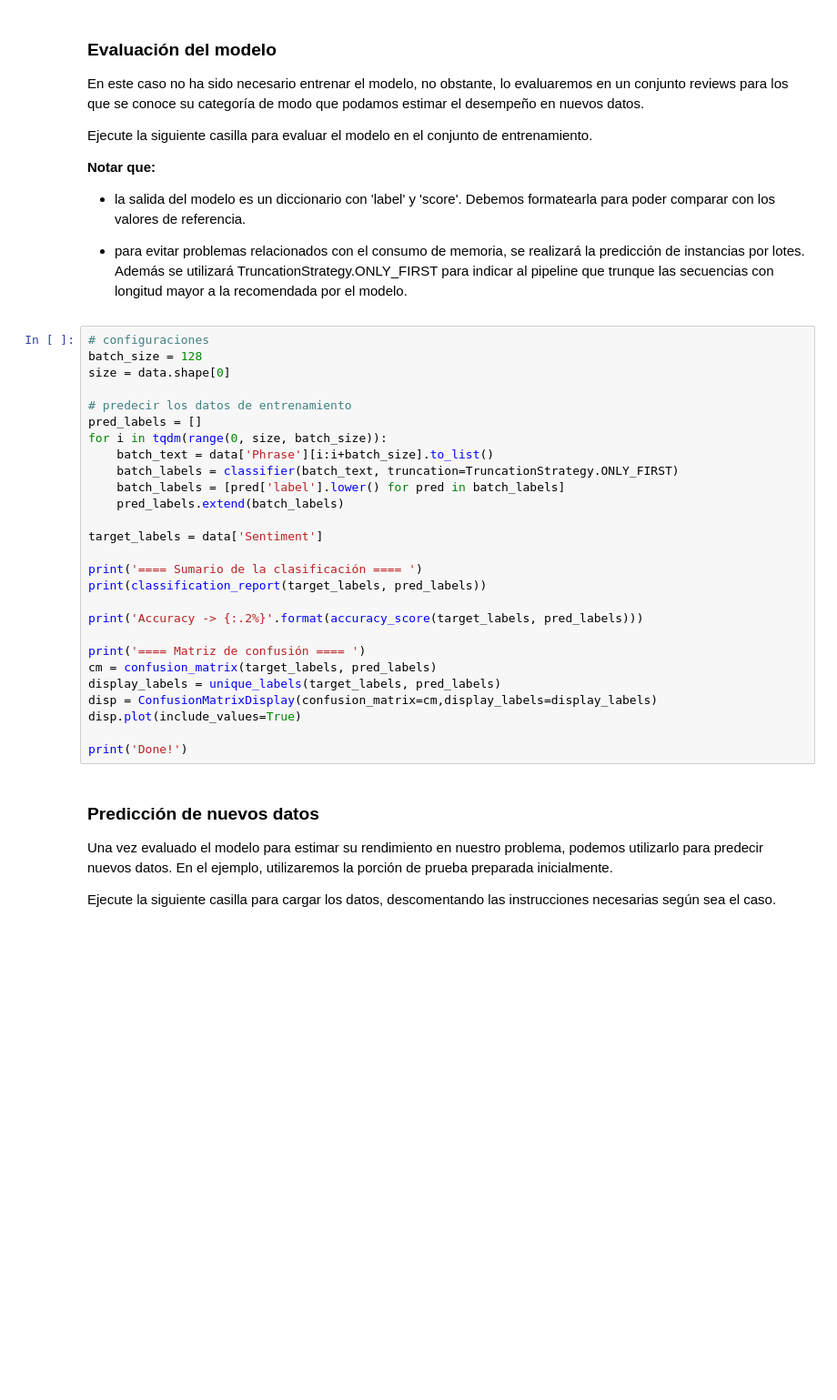
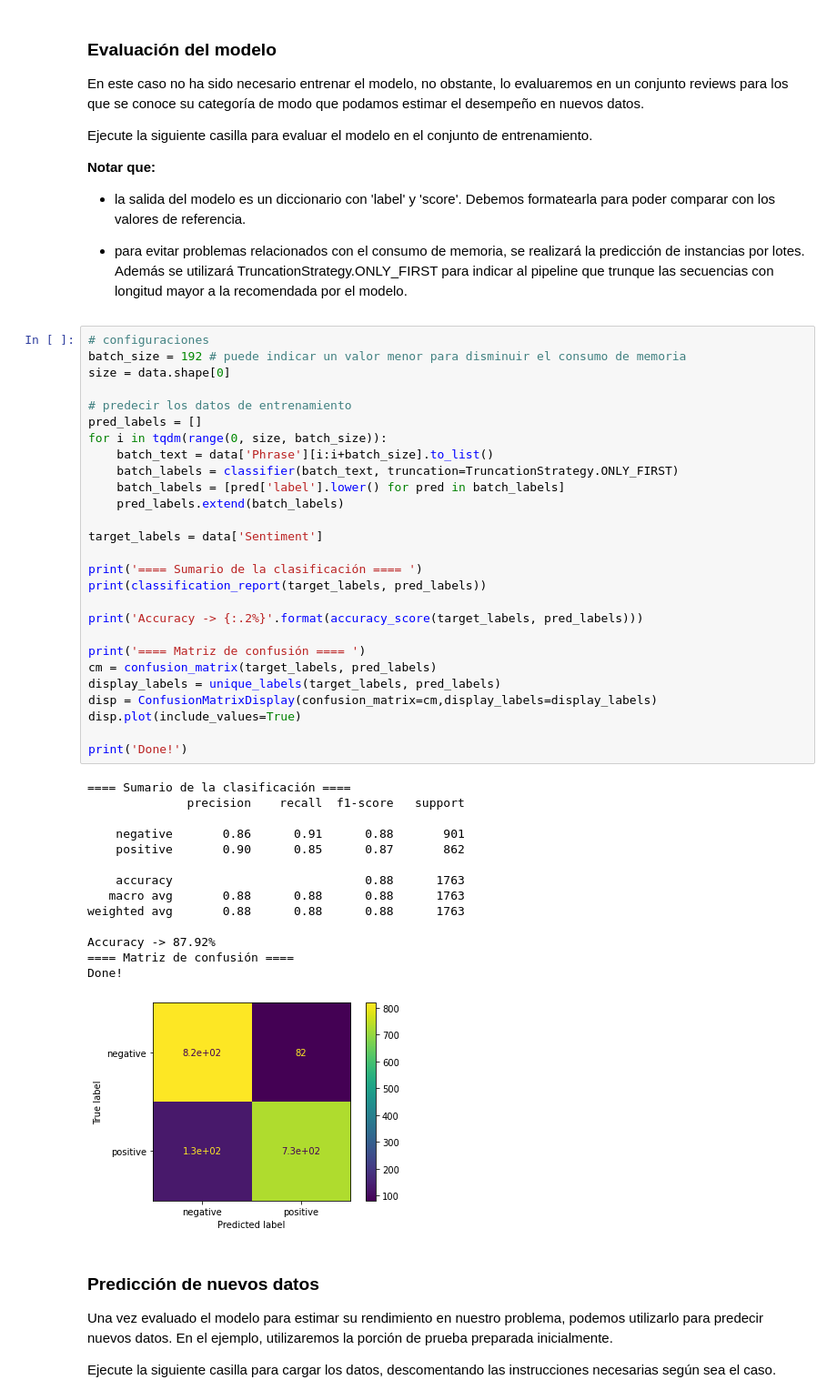
Before and after one commit to TeachingTextMining/TextClassification, a Jupyter notebook: 02-SA-Transformers-Basic/02_TextClassification_with_Transformers.ipynb, the cells around one changed output. Shown at 91% size. Saved outputs shown, nothing was run; the diff lists cells and outputs as text; blank space fills up the shorter version.

```diff
--- a/02-SA-Transformers-Basic/02_TextClassification_with_Transformers.ipynb
+++ b/02-SA-Transformers-Basic/02_TextClassification_with_Transformers.ipynb
@@ -180,31 +203,46 @@ Ejecute la siguiente casilla para evaluar el modelo en el conjunto de entrenamie
 - para evitar problemas relacionados con el consumo de memoria, se realizará la predicción de instancias por lotes. Además se utilizará TruncationStrategy.ONLY_FIRST para indicar al pipeline que trunque las secuencias con longitud mayor a la recomendada por el modelo.
 # %%
 # configuraciones
-batch_size = 128
+batch_size = 192 # puede indicar un valor menor para disminuir el consumo de memoria
 size = data.shape[0]
 
 # predecir los datos de entrenamiento
 pred_labels = []
 for i in tqdm(range(0, size, batch_size)):
     batch_text = data['Phrase'][i:i+batch_size].to_list()
     batch_labels = classifier(batch_text, truncation=TruncationStrategy.ONLY_FIRST)
     batch_labels = [pred['label'].lower() for pred in batch_labels]
     pred_labels.extend(batch_labels)
 
 target_labels = data['Sentiment']
 
 print('==== Sumario de la clasificación ==== ')
 print(classification_report(target_labels, pred_labels))
 
 print('Accuracy -> {:.2%}'.format(accuracy_score(target_labels, pred_labels)))
 
 print('==== Matriz de confusión ==== ')
 cm = confusion_matrix(target_labels, pred_labels)
 display_labels = unique_labels(target_labels, pred_labels)
 disp = ConfusionMatrixDisplay(confusion_matrix=cm,display_labels=display_labels)
 disp.plot(include_values=True)
 
 print('Done!')
+# %% [output]
+==== Sumario de la clasificación ====
+              precision    recall  f1-score   support
+
+    negative       0.86      0.91      0.88       901
+    positive       0.90      0.85      0.87       862
+
+    accuracy                           0.88      1763
+   macro avg       0.88      0.88      0.88      1763
+weighted avg       0.88      0.88      0.88      1763
+
+Accuracy -> 87.92%
+==== Matriz de confusión ====
+Done!
+[figure, added]
 # %% [markdown]
 ### Predicción de nuevos datos
 Una vez evaluado el modelo para estimar su rendimiento en nuestro problema, podemos utilizarlo para predecir nuevos datos. En el ejemplo, utilizaremos la porción de prueba preparada inicialmente.
```
Also changed, not shown: parts of 9 cells of this notebook.
